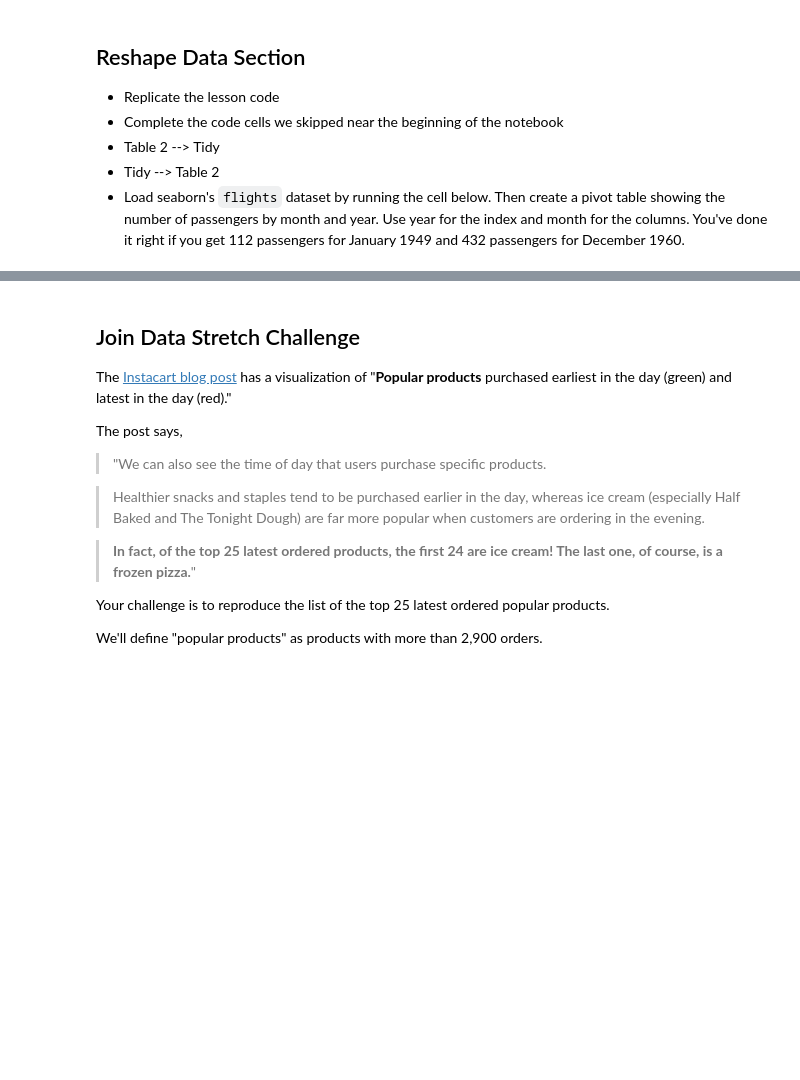
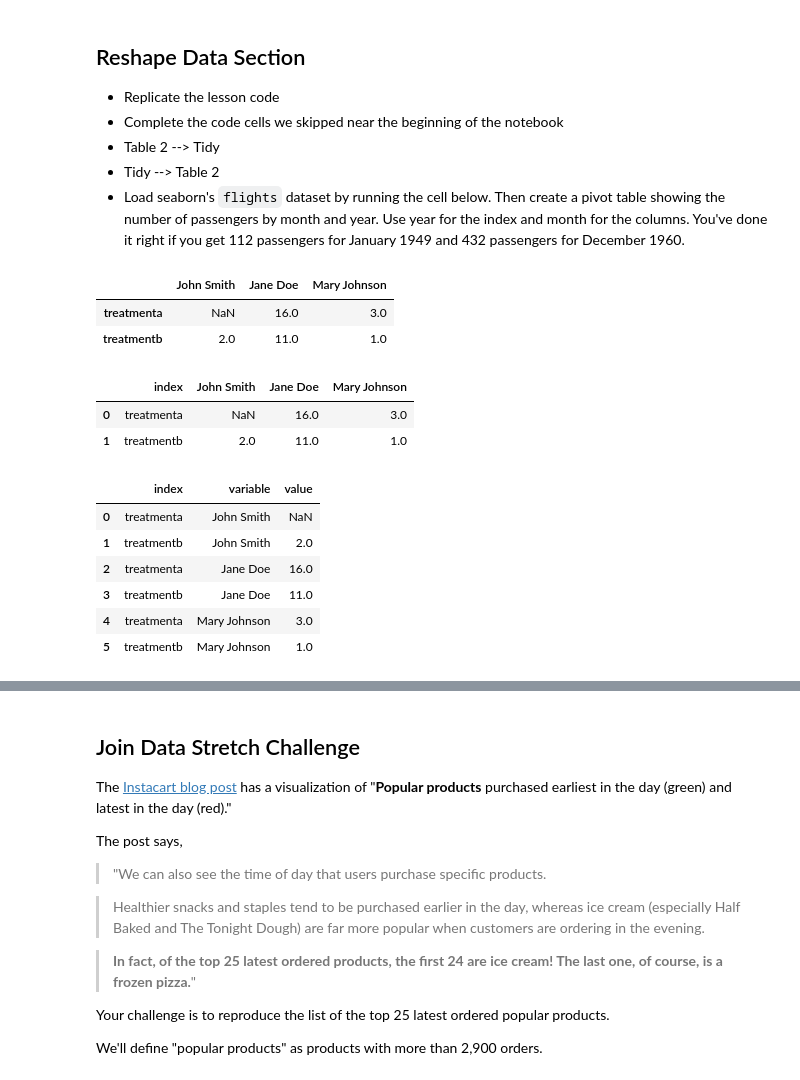
Before and after one commit to Bhavani-Rajan/DS-Unit-1-Sprint-2-Data-Wrangling-and-Storytelling, a Jupyter notebook: module1-join-and-reshape-data/LS_DS_121_Join_and_Reshape_Data_Assignment.ipynb, the cells around one changed output, grey strips where cells are left out. Saved outputs shown, nothing was run; the diff lists cells and outputs as text; code cells hidden in the pictures; blank space fills up the shorter version.

```diff
--- a/module1-join-and-reshape-data/LS_DS_121_Join_and_Reshape_Data_Assignment.ipynb
+++ b/module1-join-and-reshape-data/LS_DS_121_Join_and_Reshape_Data_Assignment.ipynb
@@ -202,3 +218,27 @@ merged.head()
 - Table 2 --> Tidy
 - Tidy --> Table 2
 - Load seaborn's `flights` dataset by running the cell below. Then create a pivot table showing the number of passengers by month and year. Use year for the index and month for the columns. You've done it right if you get 112 passengers for January 1949 and 432 passengers for December 1960.
+# %%
+# Table 2 --> Tidy
+# Creation of the tables
+
+%matplotlib inline
+import pandas as pd
+import numpy as np
+import seaborn as sns
+
+table1 = pd.DataFrame(
+    [[np.nan, 2],
+     [16,    11],
+     [3,      1]],
+    index=['John Smith', 'Jane Doe', 'Mary Johnson'],
+    columns=['treatmenta', 'treatmentb'])
+
+table2 = table1.T
+# %%
+# lets view the table
+table2
+# %% [output]
+|  | John Smith | Jane Doe | Mary Johnson |
+| treatmenta | NaN | 16.0 | 3.0 |
+| treatmentb | 2.0 | 11.0 | 1.0 |
@@ -204,0 +249,23 @@ merged.head()
+# %%
+# first reset index for table2 to make the treatments as part of the table
+
+table2 = table2.reset_index()
+# %%
+table2
+# %% [output]
+|  | index | John Smith | Jane Doe | Mary Johnson |
+| 0 | treatmenta | NaN | 16.0 | 3.0 |
+| 1 | treatmentb | 2.0 | 11.0 | 1.0 |
+# %%
+# use .melt command to make the table to tidy format
+
+tidy2 = table2.melt(id_vars='index')
+tidy2
+# %% [output]
+|  | index | variable | value |
+| 0 | treatmenta | John Smith | NaN |
+| 1 | treatmentb | John Smith | 2.0 |
+| 2 | treatmenta | Jane Doe | 16.0 |
+| 3 | treatmentb | Jane Doe | 11.0 |
+| 4 | treatmenta | Mary Johnson | 3.0 |
+| 5 | treatmentb | Mary Johnson | 1.0 |
```
Also changed, not shown: parts of 13 cells of this notebook.
